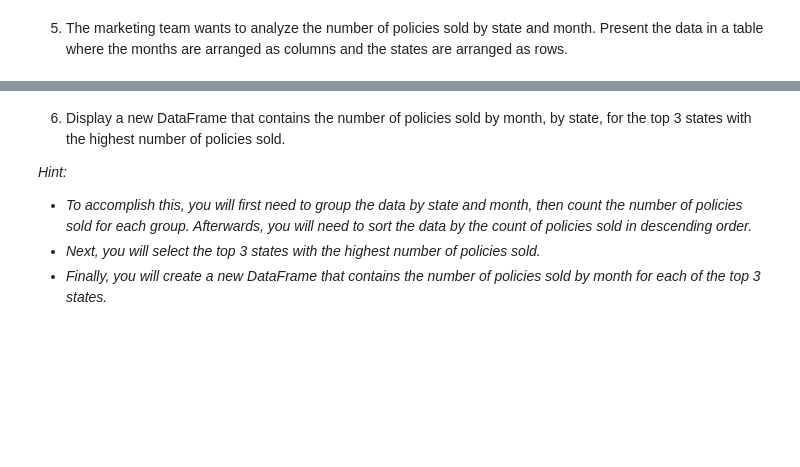
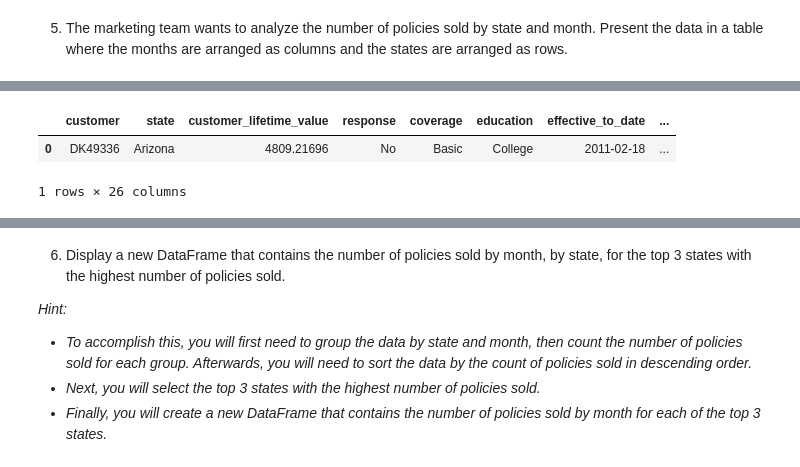
Before and after one commit to ChVlachakis/lab-dw-data-aggregation-and-filtering, a Jupyter notebook: lab-dw-aggregating.ipynb, the cells around one changed output, grey strips where cells are left out. Cells and saved outputs as stored; diff of their text form; code cells hidden in the pictures; blank space fills up the shorter version.

```diff
--- a/lab-dw-aggregating.ipynb
+++ b/lab-dw-aggregating.ipynb
@@ -218,0 +225,6 @@ education_gender_df
+# %%
+marketing_customer_analysis_df.head(1)
+# %% [output]
+|  | customer | state | customer_lifetime_value | response | coverage | education | effective_to_date | ... |
+| 0 | DK49336 | Arizona | 4809.21696 | No | Basic | College | 2011-02-18 | ... |
+1 rows × 26 columns
```
Also changed, not shown: parts of 14 cells of this notebook.
